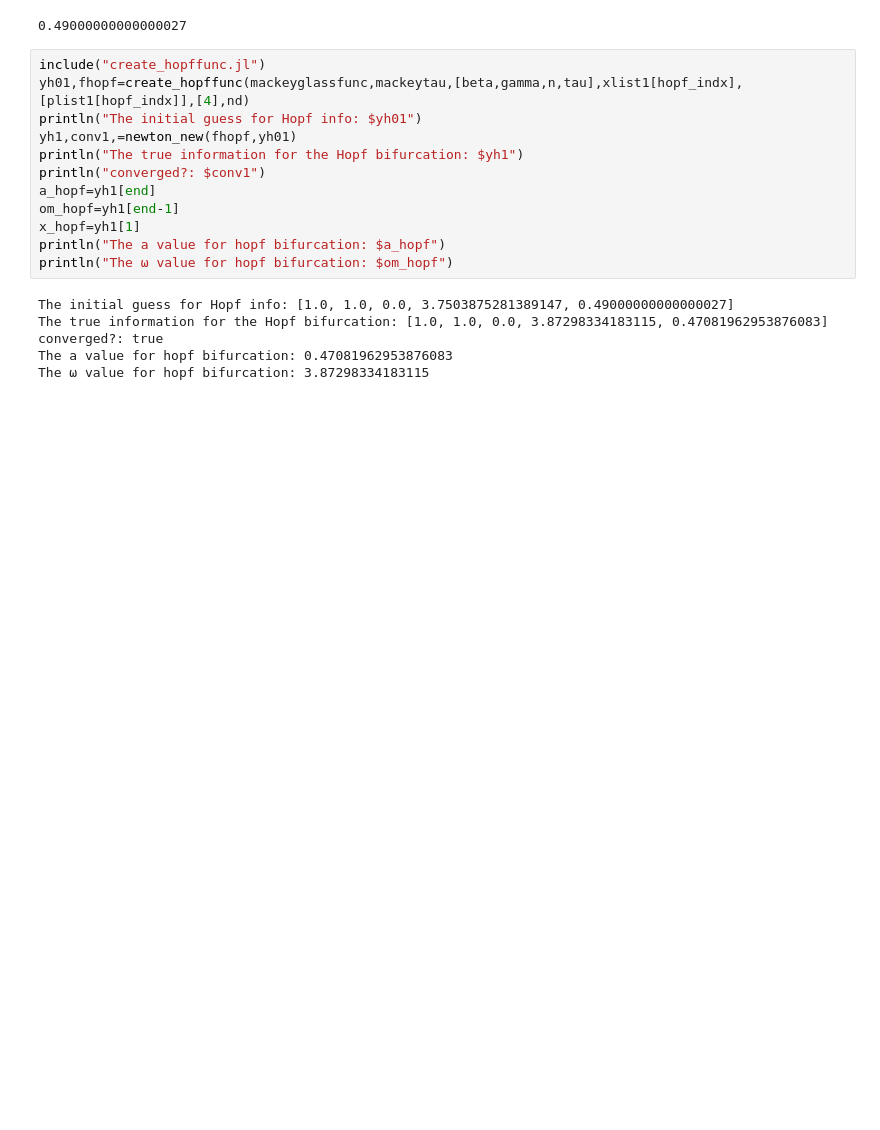
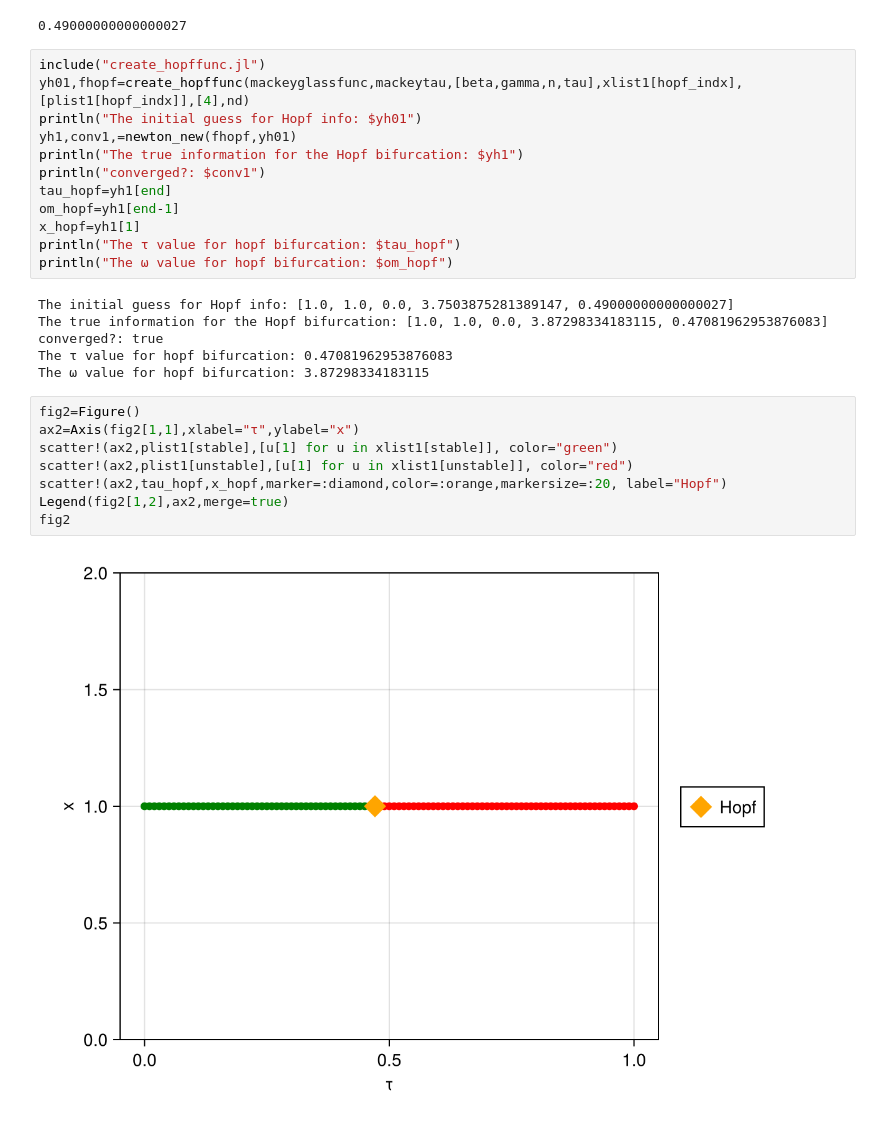
Before and after one commit to EvaSJ25/DDE-internship-code, a Jupyter notebook: Mackey-Glass_equation_example.ipynb, the cells around one changed output. Saved outputs shown, nothing was run; the diff lists cells and outputs as text; blank space fills up the shorter version.

```diff
--- a/Mackey-Glass_equation_example.ipynb
+++ b/Mackey-Glass_equation_example.ipynb
@@ -85,14 +88,24 @@ println("The initial guess for Hopf info: $yh01")
 yh1,conv1,=newton_new(fhopf,yh01)
 println("The true information for the Hopf bifurcation: $yh1")
 println("converged?: $conv1")
-a_hopf=yh1[end]
+tau_hopf=yh1[end]
 om_hopf=yh1[end-1]
 x_hopf=yh1[1]
-println("The a value for hopf bifurcation: $a_hopf")
+println("The τ value for hopf bifurcation: $tau_hopf")
 println("The ω value for hopf bifurcation: $om_hopf")
 # %% [output]
 The initial guess for Hopf info: [1.0, 1.0, 0.0, 3.7503875281389147, 0.49000000000000027]
 The true information for the Hopf bifurcation: [1.0, 1.0, 0.0, 3.87298334183115, 0.47081962953876083]
 converged?: true
-The a value for hopf bifurcation: 0.47081962953876083
+The τ value for hopf bifurcation: 0.47081962953876083
 The ω value for hopf bifurcation: 3.87298334183115
+# %%
+fig2=Figure()
+ax2=Axis(fig2[1,1],xlabel="τ",ylabel="x")
+scatter!(ax2,plist1[stable],[u[1] for u in xlist1[stable]], color="green")
+scatter!(ax2,plist1[unstable],[u[1] for u in xlist1[unstable]], color="red")
+scatter!(ax2,tau_hopf,x_hopf,marker=:diamond,color=:orange,markersize=:20, label="Hopf")
+Legend(fig2[1,2],ax2,merge=true)
+fig2
+# %% [output]
+[figure, added]
```
Also changed, not shown: parts of 5 cells of this notebook.
